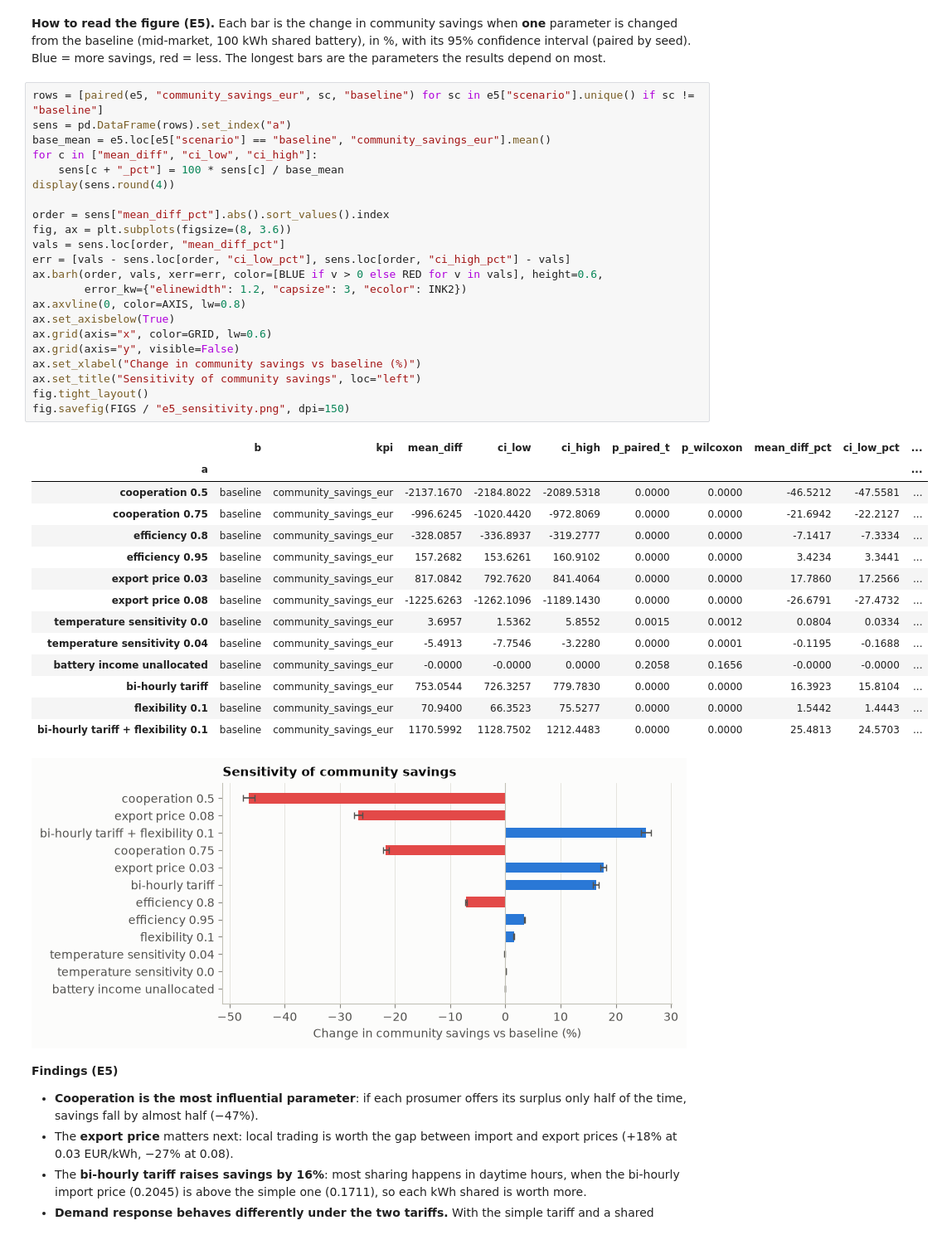
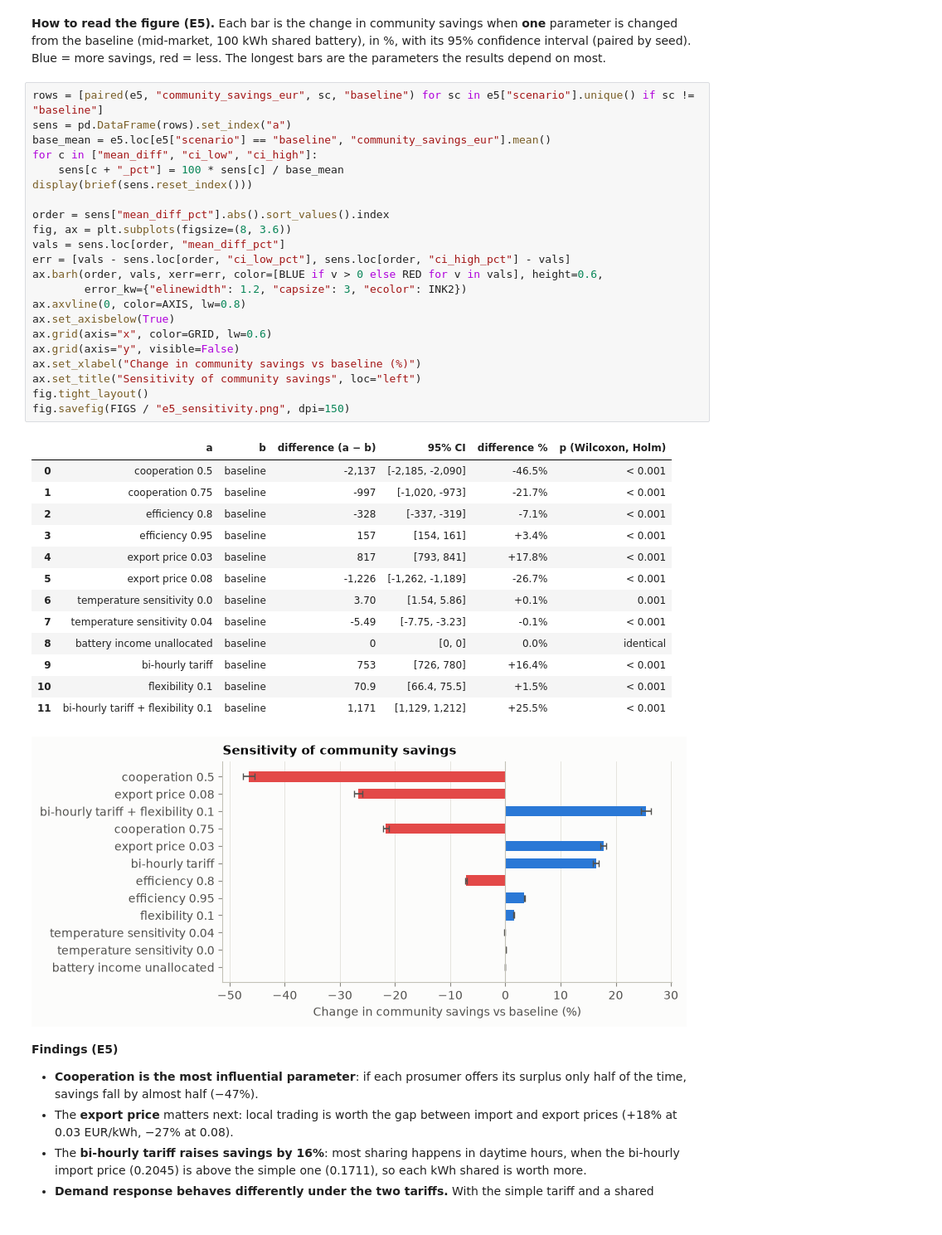
Before and after one commit to Cibs1/GridSimulation, a Jupyter notebook: notebooks/02_experiments.ipynb, the cells around one changed output. Shown at 83% size. Drawn from its saved outputs; the diff is of its cells as text.

```diff
--- a/notebooks/02_experiments.ipynb
+++ b/notebooks/02_experiments.ipynb
@@ -840,40 +858,39 @@ savings, red = less. The longest bars are the parameters the results depend on m
 # %%
 rows = [paired(e5, "community_savings_eur", sc, "baseline") for sc in e5["scenario"].unique() if sc != "baseline"]
 sens = pd.DataFrame(rows).set_index("a")
 base_mean = e5.loc[e5["scenario"] == "baseline", "community_savings_eur"].mean()
 for c in ["mean_diff", "ci_low", "ci_high"]:
     sens[c + "_pct"] = 100 * sens[c] / base_mean
-display(sens.round(4))
+display(brief(sens.reset_index()))
 
 order = sens["mean_diff_pct"].abs().sort_values().index
 fig, ax = plt.subplots(figsize=(8, 3.6))
 vals = sens.loc[order, "mean_diff_pct"]
 err = [vals - sens.loc[order, "ci_low_pct"], sens.loc[order, "ci_high_pct"] - vals]
 ax.barh(order, vals, xerr=err, color=[BLUE if v > 0 else RED for v in vals], height=0.6,
         error_kw={"elinewidth": 1.2, "capsize": 3, "ecolor": INK2})
 ax.axvline(0, color=AXIS, lw=0.8)
 ax.set_axisbelow(True)
 ax.grid(axis="x", color=GRID, lw=0.6)
 ax.grid(axis="y", visible=False)
 ax.set_xlabel("Change in community savings vs baseline (%)")
 ax.set_title("Sensitivity of community savings", loc="left")
 fig.tight_layout()
 fig.savefig(FIGS / "e5_sensitivity.png", dpi=150)
 # %% [output]
-|  | b | kpi | mean_diff | ci_low | ci_high | p_paired_t | p_wilcoxon | mean_diff_pct | ci_low_pct | ... |
-| a |  |  |  |  |  |  |  |  |  | ... |
-| cooperation 0.5 | baseline | community_savings_eur | -2137.1670 | -2184.8022 | -2089.5318 | 0.0000 | 0.0000 | -46.5212 | -47.5581 | ... |
-| cooperation 0.75 | baseline | community_savings_eur | -996.6245 | -1020.4420 | -972.8069 | 0.0000 | 0.0000 | -21.6942 | -22.2127 | ... |
-| efficiency 0.8 | baseline | community_savings_eur | -328.0857 | -336.8937 | -319.2777 | 0.0000 | 0.0000 | -7.1417 | -7.3334 | ... |
-| efficiency 0.95 | baseline | community_savings_eur | 157.2682 | 153.6261 | 160.9102 | 0.0000 | 0.0000 | 3.4234 | 3.3441 | ... |
-| export price 0.03 | baseline | community_savings_eur | 817.0842 | 792.7620 | 841.4064 | 0.0000 | 0.0000 | 17.7860 | 17.2566 | ... |
-| export price 0.08 | baseline | community_savings_eur | -1225.6263 | -1262.1096 | -1189.1430 | 0.0000 | 0.0000 | -26.6791 | -27.4732 | ... |
-| temperature sensitivity 0.0 | baseline | community_savings_eur | 3.6957 | 1.5362 | 5.8552 | 0.0015 | 0.0012 | 0.0804 | 0.0334 | ... |
-| temperature sensitivity 0.04 | baseline | community_savings_eur | -5.4913 | -7.7546 | -3.2280 | 0.0000 | 0.0001 | -0.1195 | -0.1688 | ... |
-| battery income unallocated | baseline | community_savings_eur | -0.0000 | -0.0000 | 0.0000 | 0.2058 | 0.1656 | -0.0000 | -0.0000 | ... |
-| bi-hourly tariff | baseline | community_savings_eur | 753.0544 | 726.3257 | 779.7830 | 0.0000 | 0.0000 | 16.3923 | 15.8104 | ... |
-| flexibility 0.1 | baseline | community_savings_eur | 70.9400 | 66.3523 | 75.5277 | 0.0000 | 0.0000 | 1.5442 | 1.4443 | ... |
-| bi-hourly tariff + flexibility 0.1 | baseline | community_savings_eur | 1170.5992 | 1128.7502 | 1212.4483 | 0.0000 | 0.0000 | 25.4813 | 24.5703 | ... |
+|  | a | b | difference (a − b) | 95% CI | difference % | p (Wilcoxon, Holm) |
+| 0 | cooperation 0.5 | baseline | -2,137 | [-2,185, -2,090] | -46.5% | < 0.001 |
+| 1 | cooperation 0.75 | baseline | -997 | [-1,020, -973] | -21.7% | < 0.001 |
+| 2 | efficiency 0.8 | baseline | -328 | [-337, -319] | -7.1% | < 0.001 |
+| 3 | efficiency 0.95 | baseline | 157 | [154, 161] | +3.4% | < 0.001 |
+| 4 | export price 0.03 | baseline | 817 | [793, 841] | +17.8% | < 0.001 |
+| 5 | export price 0.08 | baseline | -1,226 | [-1,262, -1,189] | -26.7% | < 0.001 |
+| 6 | temperature sensitivity 0.0 | baseline | 3.70 | [1.54, 5.86] | +0.1% | 0.001 |
+| 7 | temperature sensitivity 0.04 | baseline | -5.49 | [-7.75, -3.23] | -0.1% | < 0.001 |
+| 8 | battery income unallocated | baseline | 0 | [0, 0] | 0.0% | identical |
+| 9 | bi-hourly tariff | baseline | 753 | [726, 780] | +16.4% | < 0.001 |
+| 10 | flexibility 0.1 | baseline | 70.9 | [66.4, 75.5] | +1.5% | < 0.001 |
+| 11 | bi-hourly tariff + flexibility 0.1 | baseline | 1,171 | [1,129, 1,212] | +25.5% | < 0.001 |
 [figure]
 # %% [markdown]
 **Findings (E5)**
```
Also changed, not shown: parts of 15 cells of this notebook, 7 other files.
